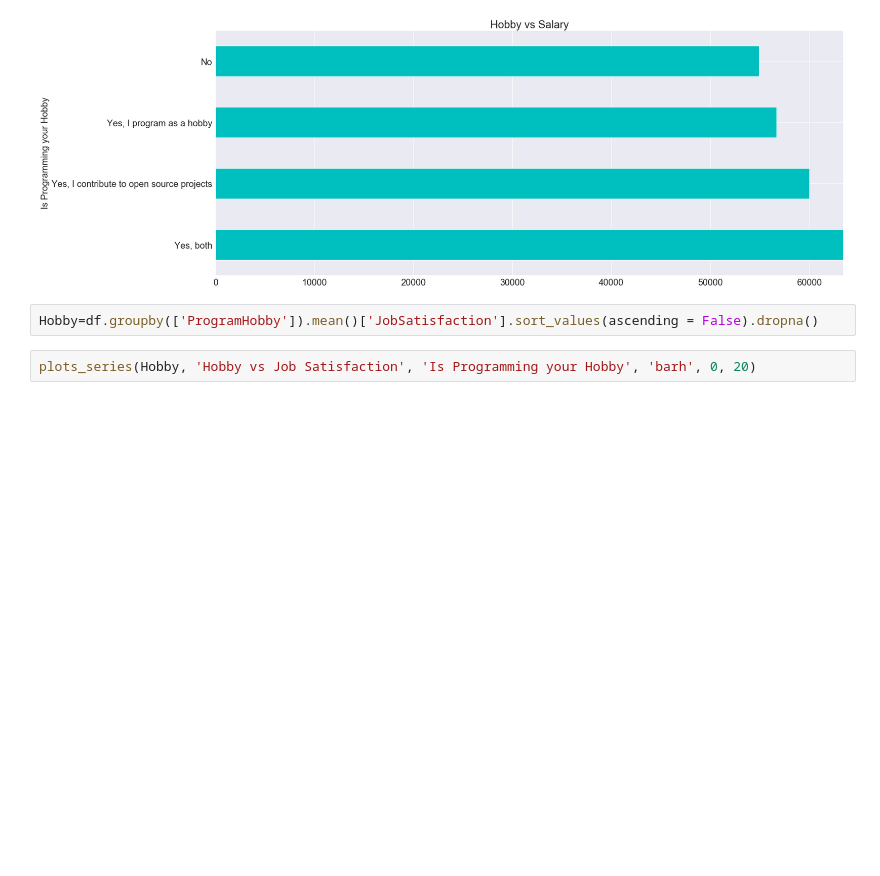
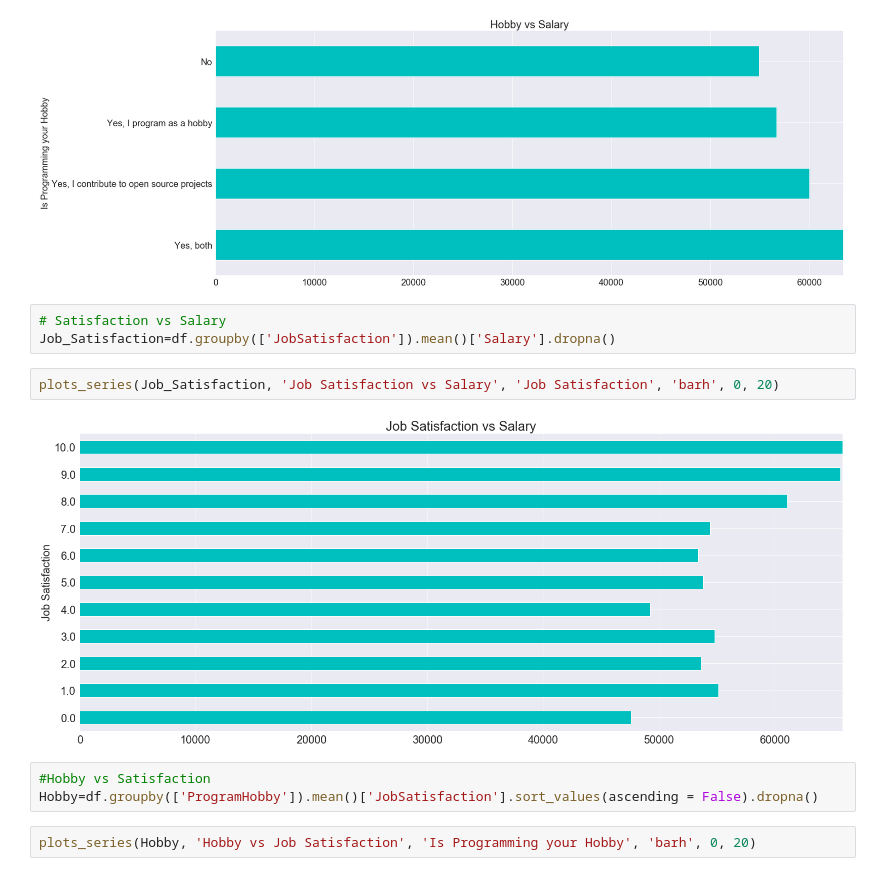
Before and after one commit to raahula/Stack-Overflow-data-2017_Survey, a Jupyter notebook: Analysis.ipynb, the cells around one changed output. Cells and saved outputs as stored; diff of their text form; blank space fills up the shorter version.

```diff
--- a/Analysis.ipynb
+++ b/Analysis.ipynb
@@ -274,7 +323,15 @@ Hobby_S=df.groupby(['ProgramHobby']).mean()['Salary'].sort_values(ascending = Fa
 plots_series(Hobby_S, 'Hobby vs Salary', 'Is Programming your Hobby', 'barh', 0, 20)
 # %% [output]
 [figure]
+# %%
+# Satisfaction vs Salary
+Job_Satisfaction=df.groupby(['JobSatisfaction']).mean()['Salary'].dropna()
+# %%
+plots_series(Job_Satisfaction, 'Job Satisfaction vs Salary', 'Job Satisfaction', 'barh', 0, 20)
+# %% [output]
+[figure, added]
 # %%
+#Hobby vs Satisfaction
 Hobby=df.groupby(['ProgramHobby']).mean()['JobSatisfaction'].sort_values(ascending = False).dropna()
 # %%
 plots_series(Hobby, 'Hobby vs Job Satisfaction', 'Is Programming your Hobby', 'barh', 0, 20)
```
Also changed, not shown: parts of 68 cells of this notebook.
